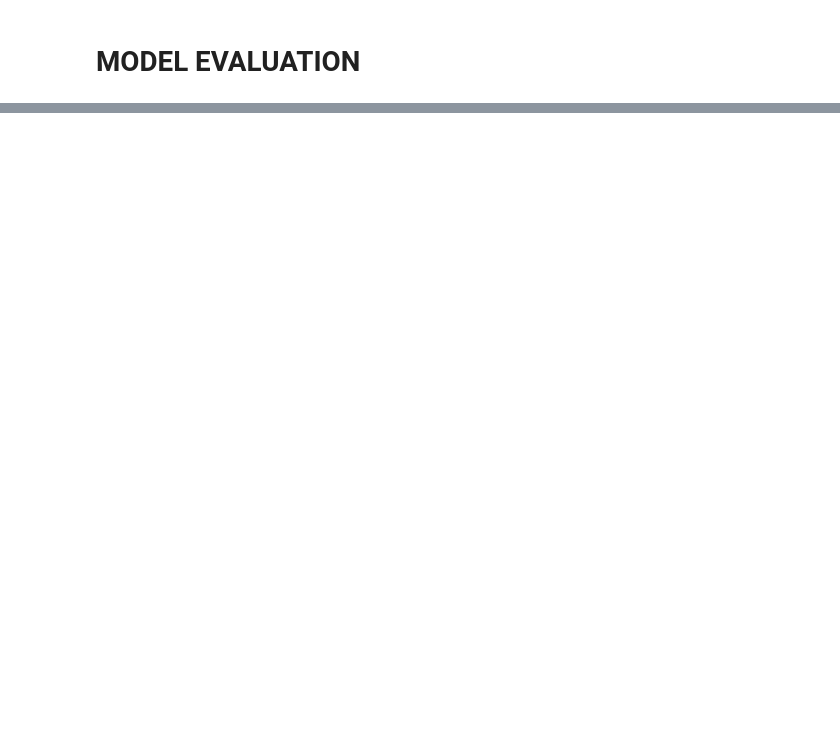
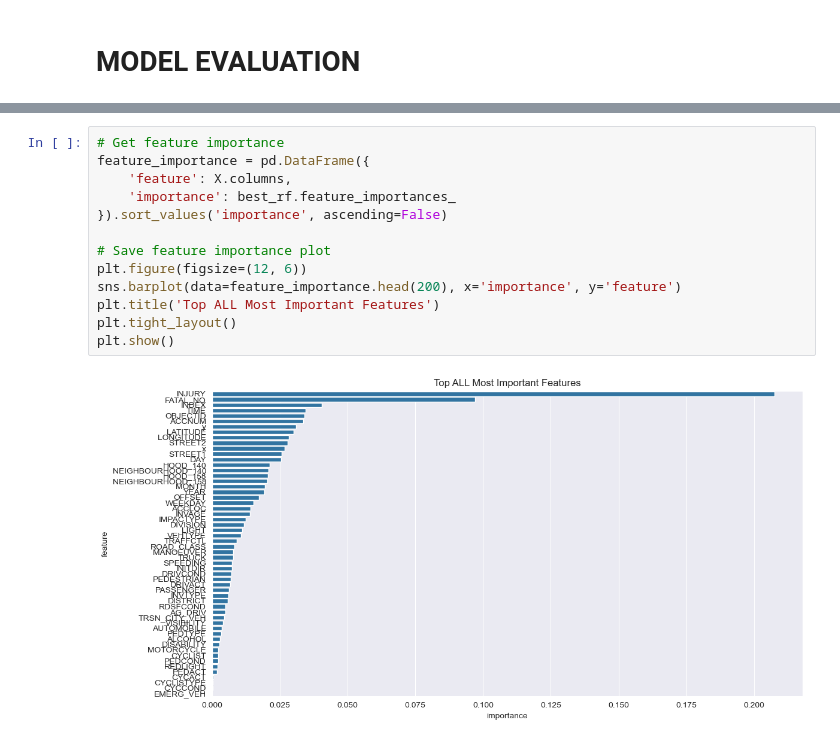
Before and after one commit to jdacenca/toronto-accident-prediction, a Jupyter notebook: Random_Forest/sample.ipynb, the cells around one changed output, grey strips where cells are left out. Drawn from its saved outputs; the diff is of its cells as text; blank space fills up the shorter version.

```diff
--- a/Random_Forest/sample.ipynb
+++ b/Random_Forest/sample.ipynb
@@ -211,0 +257,15 @@ plt.show()
+# %%
+# Get feature importance
+feature_importance = pd.DataFrame({
+    'feature': X.columns,
+    'importance': best_rf.feature_importances_
+}).sort_values('importance', ascending=False)
+
+# Save feature importance plot
+plt.figure(figsize=(12, 6))
+sns.barplot(data=feature_importance.head(200), x='importance', y='feature')
+plt.title('Top ALL Most Important Features')
+plt.tight_layout()
+plt.show()
+# %% [output]
+[figure, added]
```
Also changed, not shown: parts of 13 cells of this notebook, 7 other files.
